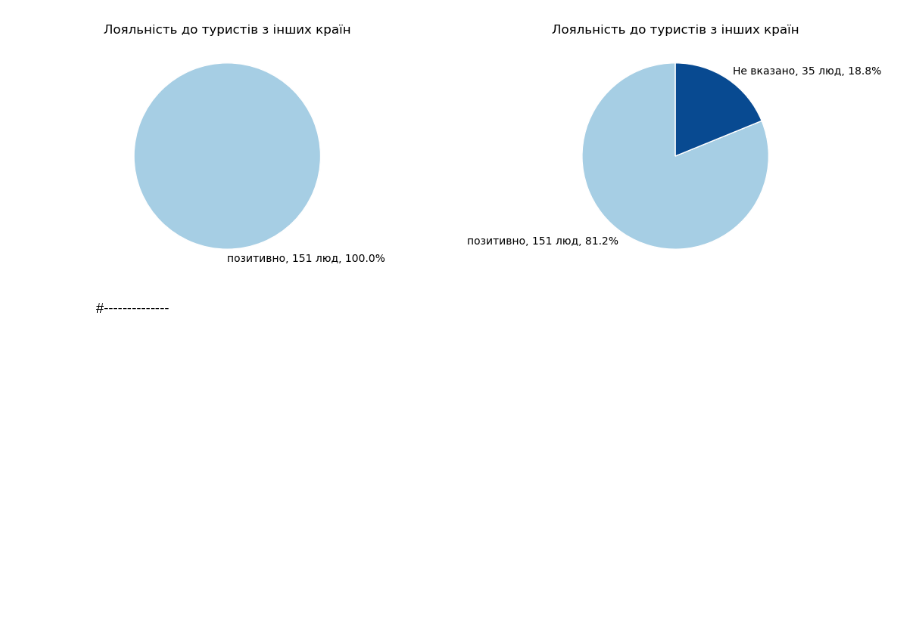
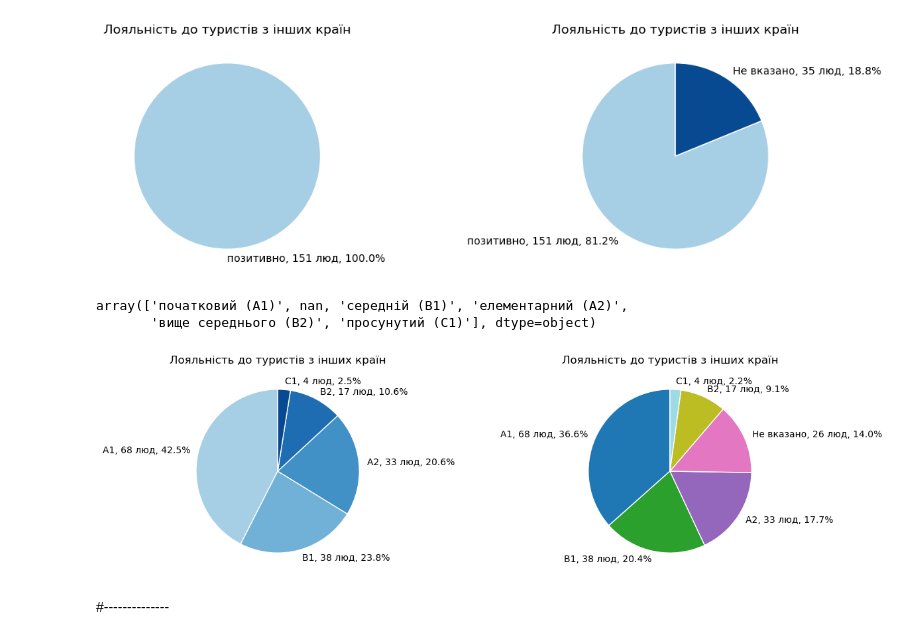
Before and after one commit to kucheriavii/volodymyr-tourism-survey, a Jupyter notebook: create_dataframe.ipynb, the cells around one changed output. Saved outputs shown, nothing was run; the diff lists cells and outputs as text; code cells hidden in the pictures; blank space fills up the shorter version.

```diff
--- a/create_dataframe.ipynb
+++ b/create_dataframe.ipynb
@@ -160,7 +158,7 @@ PermissionError: [Errno 13] Permission denied: 'test_output.xlsx'
 # print(df_total.groupby('sex', dropna=False).size())
 # %%
 # Сформувати розподіл по гендеру
-def radical(series, show_nan=True, nan_label="Не вказано", title=None, ax=None):
+def radical(series, show_nan=True, nan_label="Не вказано", title=None, ax=None, set_colors=None):
     s = series.copy()
 
     if show_nan:
@@ -176,8 +174,13 @@ def radical(series, show_nan=True, nan_label="Не вказано", title=None,
 
     labels = [f'{k}, {v} люд, {round(v/total*100,1)}%' for k, v in counts.items()]
 
-    cmap = plt.cm.Blues
-    colors = cmap(np.linspace(0.35, 0.9, len(counts)))
+    if not set_colors:
+        cmap = plt.cm.Blues
+        colors = cmap(np.linspace(0.35, 0.9, len(counts)))
+    else:
+        cmap = plt.get_cmap('tab20', len(counts))   # або 'Set3', 'tab20b', 'tab20c'
+        colors = cmap(range(len(counts)))
+
 
     if ax is None:
         ax = plt.gca()
@@ -270,5 +273,30 @@ radical(other_loyalty, show_nan=True, title="Лояльність до тури
 plt.show()
 # %% [output]
 [figure]
+# %%
+df_total['english_level'].unique()
+# %% [output]
+array(['початковий (A1)', nan, 'середній (B1)', 'елементарний (A2)',
+       'вище середнього (B2)', 'просунутий (C1)'], dtype=object)
+# %%
+df_total
+eng_level = df_total['english_level']
+
+eng_level_dict = {
+    'початковий (A1)':'A1',
+    'елементарний (A2)':'A2',
+    'середній (B1)': 'B1',
+    'вище середнього (B2)':'B2',
+    'просунутий (C1)': "C1"
+}
+
+eng_level = eng_level.replace(eng_level_dict)
+fig, axes = plt.subplots(1, 2, figsize=(14, 4))
+
+radical(eng_level, show_nan=False, title="Лояльність до туристів з інших країн", ax=axes[0])
+radical(eng_level, show_nan=True, title="Лояльність до туристів з інших країн", ax=axes[1], set_colors=True)
+plt.show()
+# %% [output]
+[figure, added]
 # %% [markdown]
 #--------------
```
Also changed, not shown: parts of 1 cell of this notebook, 1 other file.
